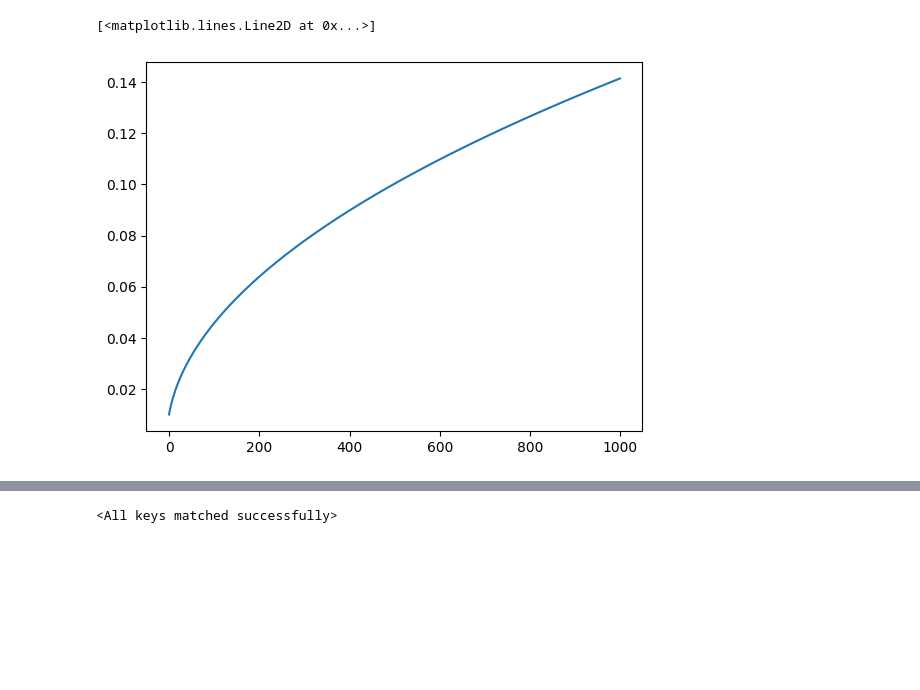
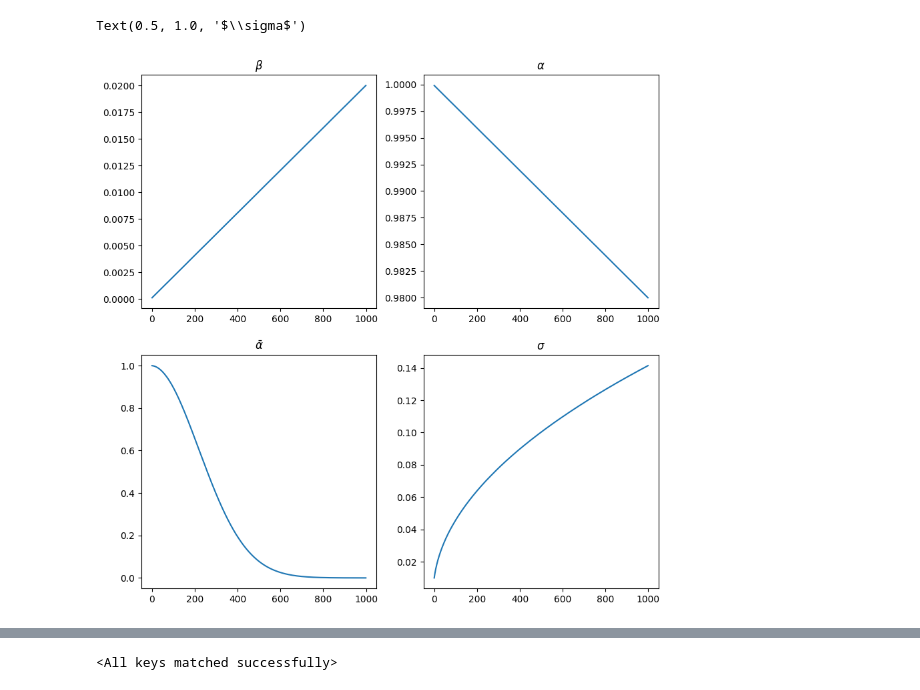
Before and after one commit to Shubham-Hazra/DDPM, a Jupyter notebook: DDPM_pytorch.ipynb, the cells around one changed output, grey strips where cells are left out. Saved outputs shown, nothing was run; the diff lists cells and outputs as text; code cells hidden in the pictures; blank space fills up the shorter version.

```diff
--- a/DDPM_pytorch.ipynb
+++ b/DDPM_pytorch.ipynb
@@ -81,5 +70,0 @@ plt.plot(alphabar)
-# %%
-plt.plot(sigma)
-# %% [output]
-[<matplotlib.lines.Line2D at 0x...>]
-[figure, removed]
@@ -95,3 +71,17 @@ def add_noise(x_0, alphabar):
+# %%
+fig, ax = plt.subplots(2,2, figsize=(10,10))
+ax[0,0].plot(beta)
+ax[0,0].set_title(r'$\beta$')
+ax[0,1].plot(alpha)
+ax[0,1].set_title(r'$\alpha$')
+ax[1,0].plot(alphabar)
+ax[1,0].set_title(r'$\bar{\alpha}$')
+ax[1,1].plot(sigma)
+ax[1,1].set_title(r'$\sigma$')
+plt.show()
+# %% [output]
+Text(0.5, 1.0, '$\\sigma$')
+[figure, added]
 # %%
 batch = next(iter(train_dl))
 x_0 = batch[0][:16]
```
Also changed, not shown: parts of 24 cells of this notebook.
